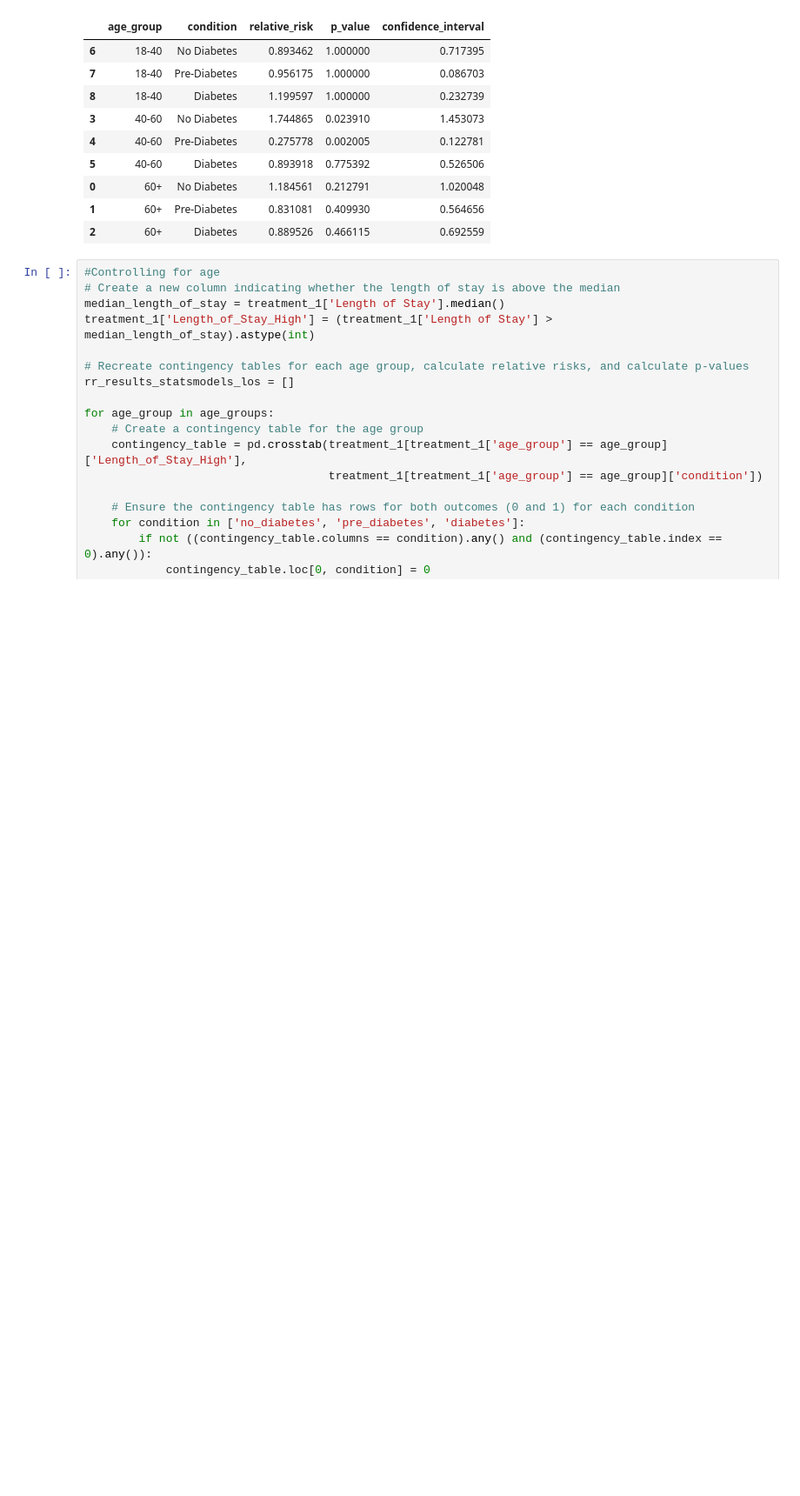
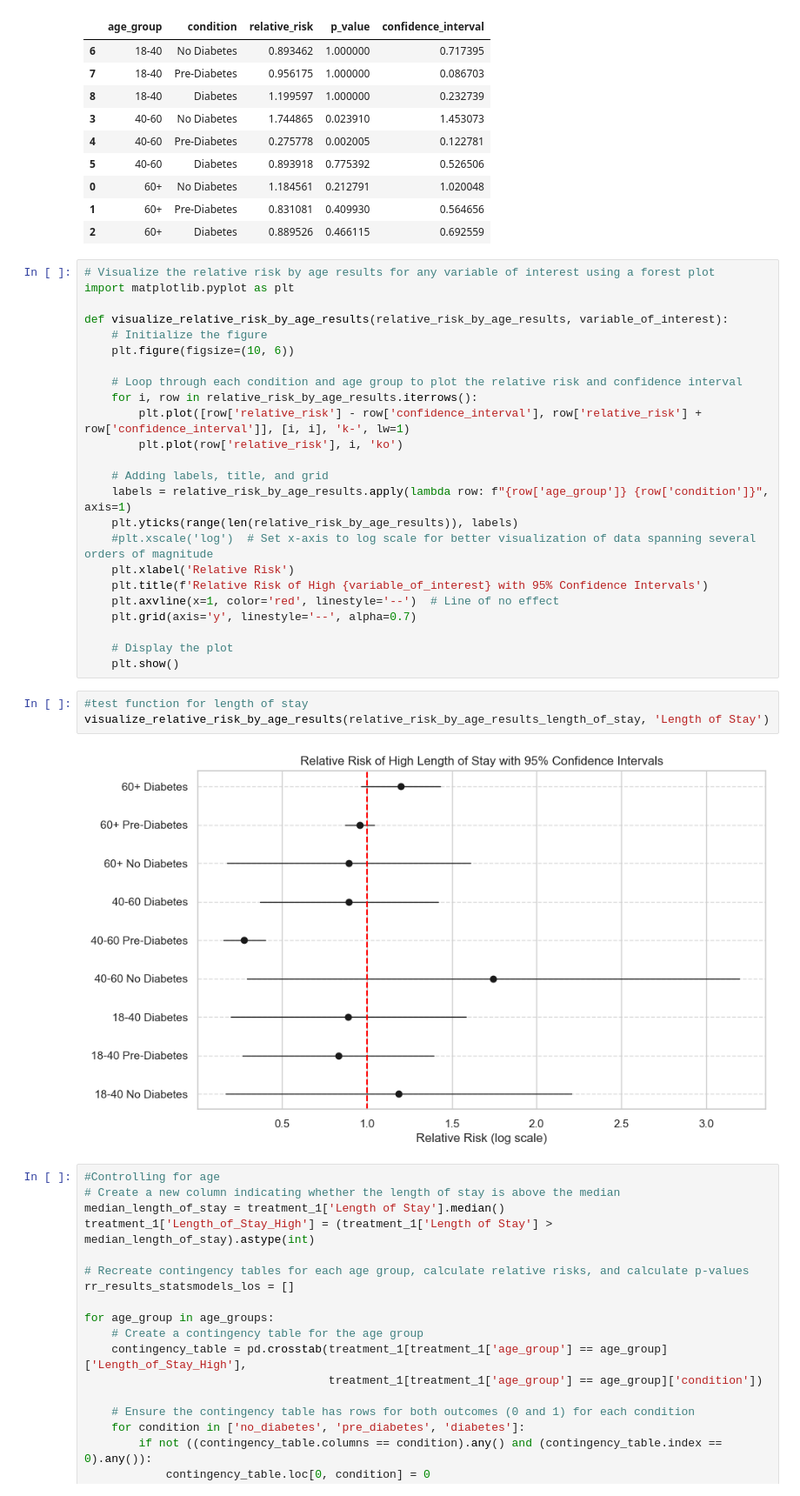
Before and after one commit to mehakrafiq/MedicalStats, a Jupyter notebook: T1_DataAnalysis.ipynb, the cells around one changed output. Shown: that part at 87% size. Saved outputs shown, nothing was run; the diff lists cells and outputs as text; blank space fills up the shorter version.

```diff
--- a/T1_DataAnalysis.ipynb
+++ b/T1_DataAnalysis.ipynb
@@ -472,6 +472,35 @@ relative_risk_by_age_results_length_of_stay
 | 0 | 60+ | No Diabetes | 1.184561 | 0.212791 | 1.020048 |
 | 1 | 60+ | Pre-Diabetes | 0.831081 | 0.409930 | 0.564656 |
 | 2 | 60+ | Diabetes | 0.889526 | 0.466115 | 0.692559 |
+# %%
+# Visualize the relative risk by age results for any variable of interest using a forest plot
+import matplotlib.pyplot as plt
+
+def visualize_relative_risk_by_age_results(relative_risk_by_age_results, variable_of_interest):
+    # Initialize the figure
+    plt.figure(figsize=(10, 6))
+
+    # Loop through each condition and age group to plot the relative risk and confidence interval
+    for i, row in relative_risk_by_age_results.iterrows():
+        plt.plot([row['relative_risk'] - row['confidence_interval'], row['relative_risk'] + row['confidence_interval']], [i, i], 'k-', lw=1)
+        plt.plot(row['relative_risk'], i, 'ko')
+
+    # Adding labels, title, and grid
+    labels = relative_risk_by_age_results.apply(lambda row: f"{row['age_group']} {row['condition']}", axis=1)
+    plt.yticks(range(len(relative_risk_by_age_results)), labels)
+    #plt.xscale('log')  # Set x-axis to log scale for better visualization of data spanning several orders of magnitude
+    plt.xlabel('Relative Risk')
+    plt.title(f'Relative Risk of High {variable_of_interest} with 95% Confidence Intervals')
+    plt.axvline(x=1, color='red', linestyle='--')  # Line of no effect
+    plt.grid(axis='y', linestyle='--', alpha=0.7)
+
+    # Display the plot
+    plt.show()
+# %%
+#test function for length of stay
+visualize_relative_risk_by_age_results(relative_risk_by_age_results_length_of_stay, 'Length of Stay')
+# %% [output]
+[figure, added]
 # %%
 #Controlling for age
 # Create a new column indicating whether the length of stay is above the median
```
